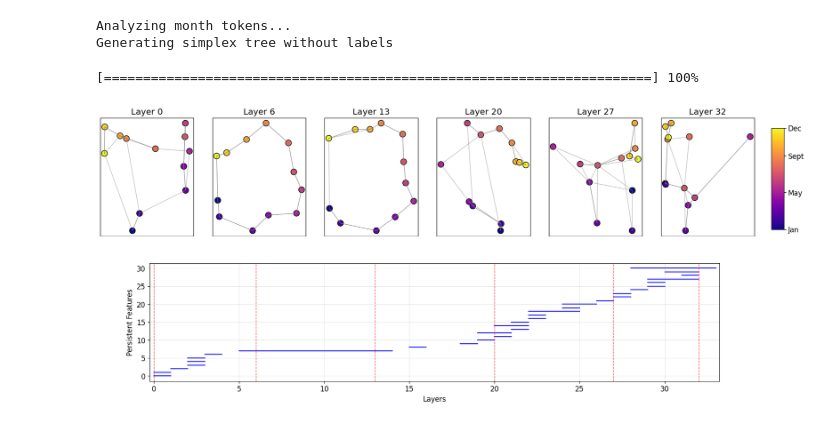
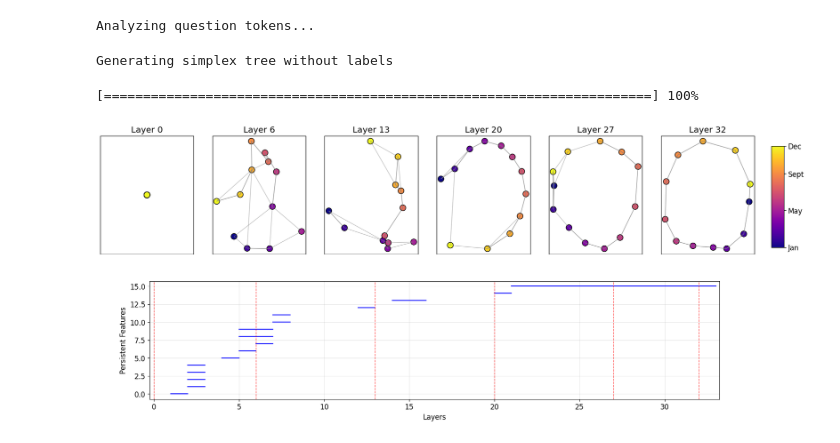
Before and after one commit to BAfsharmanesh/ZigZagLLMs, a Jupyter notebook: src/zigzag/demo/demo.ipynb, the cells around one changed output. Drawn from its saved outputs; the diff is of its cells as text; code cells hidden in the pictures.

```diff
--- a/src/zigzag/demo/demo.ipynb
+++ b/src/zigzag/demo/demo.ipynb
@@ -6,11 +6,11 @@ import matplotlib.pyplot as plt
 
 from transformers.utils.logging import disable_progress_bar
 disable_progress_bar()
+
+SAVE_PLOT = False
 # %%
 model_config = ModelConfig(
-        model_name="mistralai/Mistral-7B-v0.1",
-        max_length=15
-    )
+        model_name="mistralai/Mistral-7B-v0.1")
 
 analysis_config = AnalysisConfig(
     selected_layers=[0, 6, 13, 20, 27, 32],
@@ -20,6 +20,6 @@ analysis_config = AnalysisConfig(
 # %%
 # Run experiment
 runner = ExperimentRunner(model_config, analysis_config)
-prompts, last_tokens, month_tokens, generated_texts = runner.run_calendar_analysis()
+prompts, last_tokens, month_tokens = runner.run_calendar_analysis()
 # %% [output]
 Disabled automatic differentiation
@@ -30,11 +56,11 @@ Extracted hidden states: torch.Size([33, 12, 4096])
 # %%
-# Analyze month tokens (second-to-last tokens)
-print("Analyzing month tokens...")
-fig_month = runner.visualize_results(prompts, month_tokens, "Month Token Analysis")
-plt.savefig('month_tokens.png', bbox_inches='tight')
+# Analyze last tokens
+print("Analyzing question tokens...")
+fig_last = runner.visualize_results(prompts, last_tokens, "Last Token Analysis")
+if SAVE_PLOT: plt.savefig(f'question_tokens.png', bbox_inches='tight')
 plt.show()
 # %% [output]
-Analyzing month tokens...
-Generating simplex tree without labels
+Analyzing question tokens...
-[======================================================================] 100%
+Generating simplex tree without labels
+[======================================================================] 100%
-[figure, old version]
+[figure, new version]
```
Also changed, not shown: parts of 3 cells of this notebook, 1 other file.
